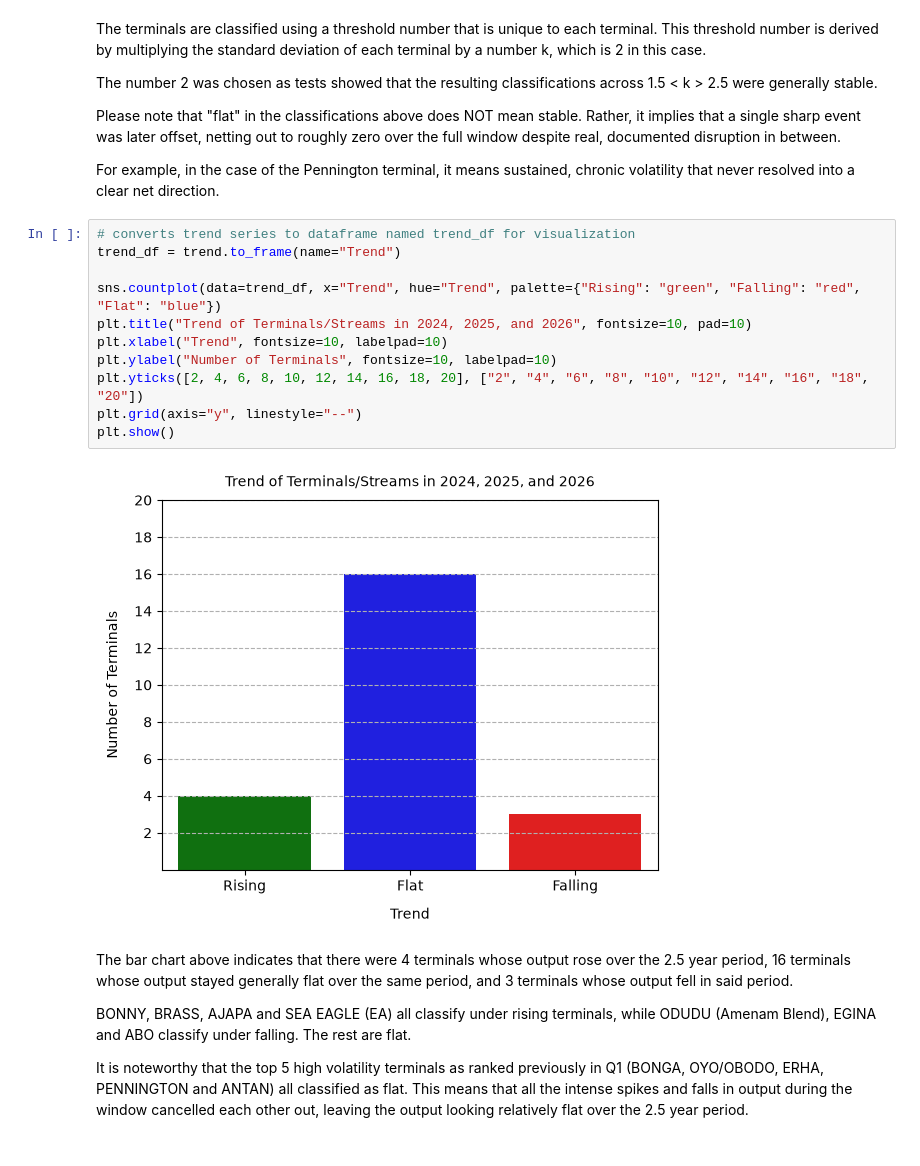
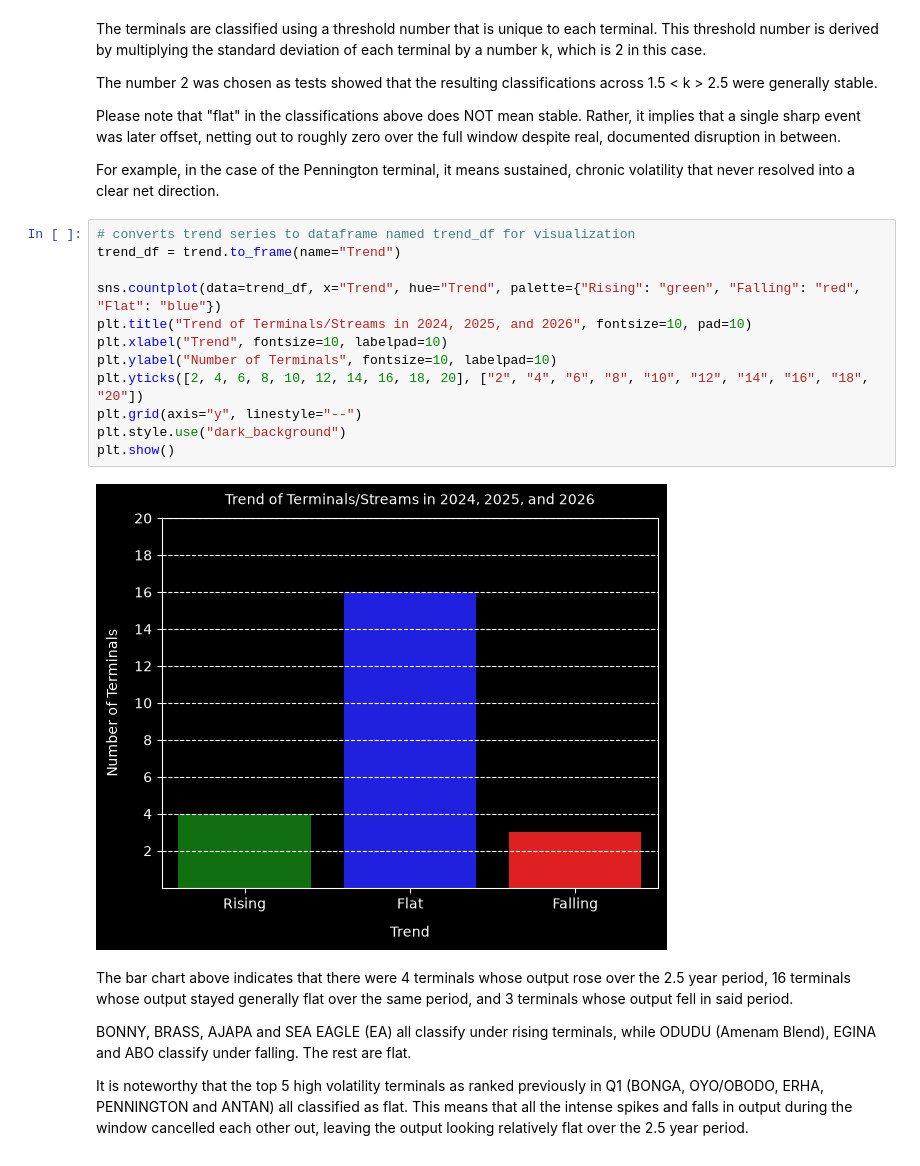
Before and after one commit to loteehenry/Oil-Production---Exploratory-Data-Analysis, a Jupyter notebook: notebooks/analysis.ipynb, the cells around one changed output. Cells and saved outputs as stored; diff of their text form.

```diff
--- a/notebooks/analysis.ipynb
+++ b/notebooks/analysis.ipynb
@@ -781,16 +781,17 @@ For example, in the case of the Pennington terminal, it means sustained, chronic
 # %%
 # converts trend series to dataframe named trend_df for visualization
 trend_df = trend.to_frame(name="Trend")
 
 sns.countplot(data=trend_df, x="Trend", hue="Trend", palette={"Rising": "green", "Falling": "red", "Flat": "blue"})
 plt.title("Trend of Terminals/Streams in 2024, 2025, and 2026", fontsize=10, pad=10)
 plt.xlabel("Trend", fontsize=10, labelpad=10)
 plt.ylabel("Number of Terminals", fontsize=10, labelpad=10)
 plt.yticks([2, 4, 6, 8, 10, 12, 14, 16, 18, 20], ["2", "4", "6", "8", "10", "12", "14", "16", "18", "20"])
 plt.grid(axis="y", linestyle="--")
+plt.style.use("dark_background")
 plt.show()
 # %% [output]
-[figure, old version]
+[figure, new version]
 # %% [markdown]
 The bar chart above indicates that there were 4 terminals whose output rose over the 2.5 year period, 16 terminals whose output stayed generally flat over the same period, and 3 terminals whose output fell in said period.
 
```
Also changed, not shown: parts of 2 cells of this notebook, 3 other files.
